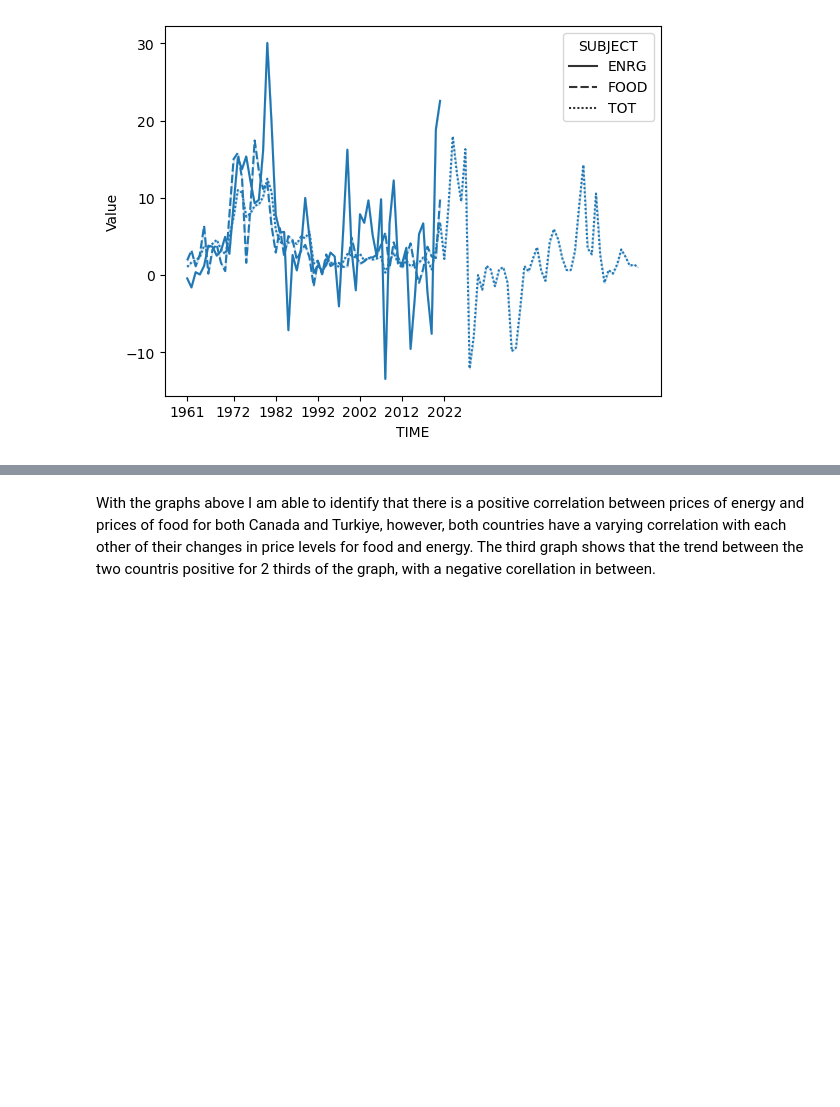
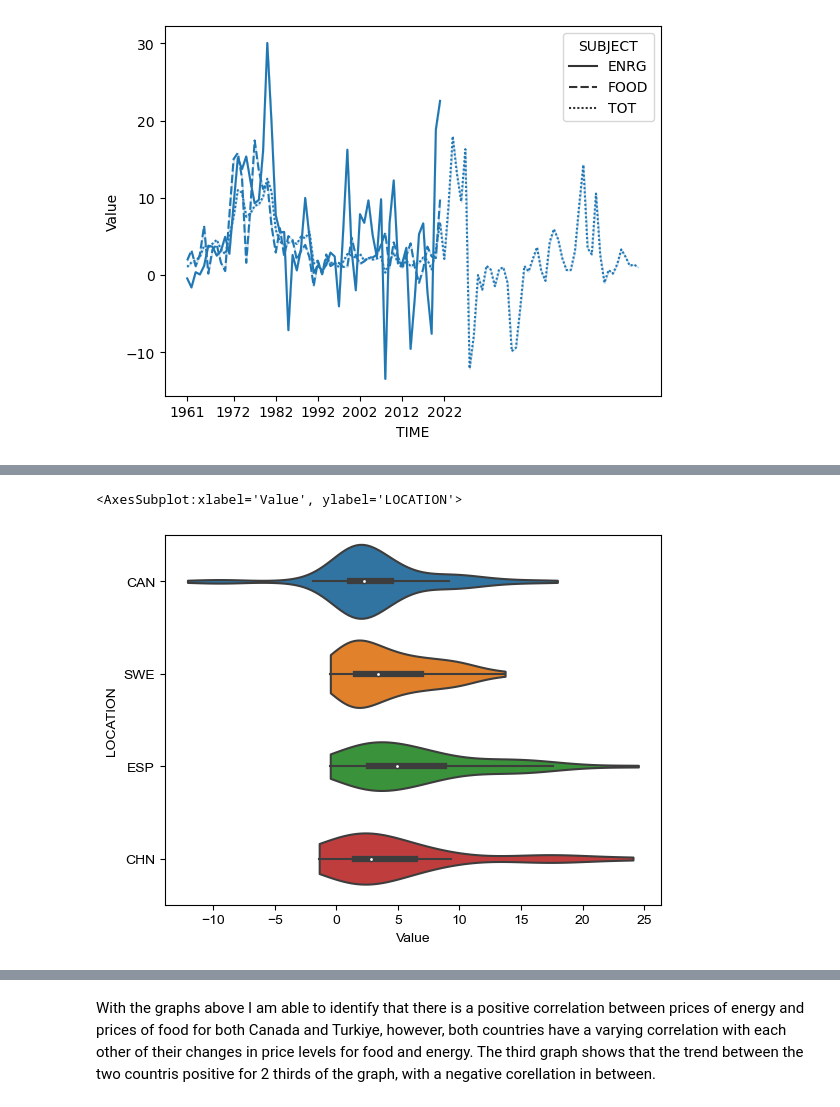
Before and after one commit to ubco-W2022T2-data301/project-group-group19, a Jupyter notebook: analysis/analysis3.ipynb, the cells around one changed output, grey strips where cells are left out. Cells and saved outputs as stored; diff of their text form; code cells hidden in the pictures; blank space fills up the shorter version.

```diff
--- a/analysis/analysis3.ipynb
+++ b/analysis/analysis3.ipynb
@@ -185,0 +207,10 @@ TurCanPlt
+# %%
+Gen1=pd.concat([df.loc[df['LOCATION']=="CAN"].reset_index(), (df.loc[df['LOCATION']=="SWE"].reset_index()),(df.loc[df['LOCATION']=="ESP"].reset_index()),(df.loc[df['LOCATION']=="CHN"].reset_index())], ignore_index=True)
+Gen_Plt=sns.violinplot(data =Gen1 , x=Gen1['Value'], y=Gen1['LOCATION'], cut=0)
+sns.set_theme(style="whitegrid", palette="pastel")
+Gen_Plt
+#TurCanPlt.set_xticklabels(TurCanPlt.get_xticklabels(range(20)), rotation=0)
+#plt.xticks([0, 11, 21,31,41,51,61], ['1961','1972', '1982','1992','2002', '2012', '2022'])
+# %% [output]
+<AxesSubplot:xlabel='Value', ylabel='LOCATION'>
+[figure, added]
```
Also changed, not shown: parts of 8 cells of this notebook, 1 other file.
